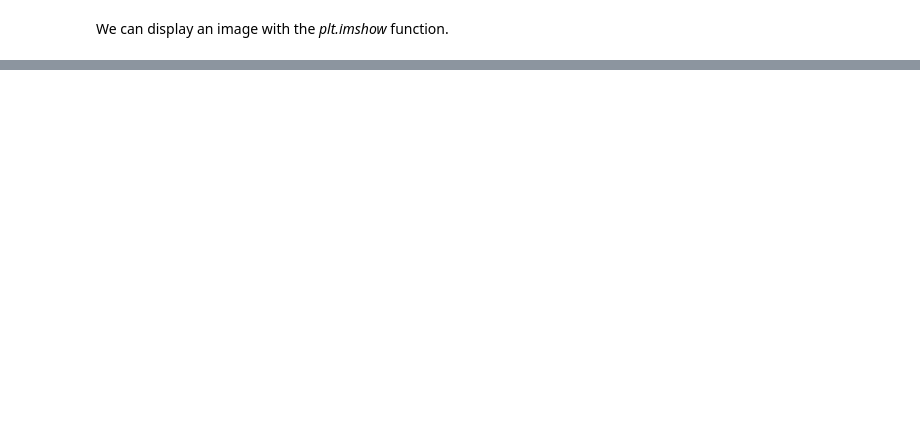
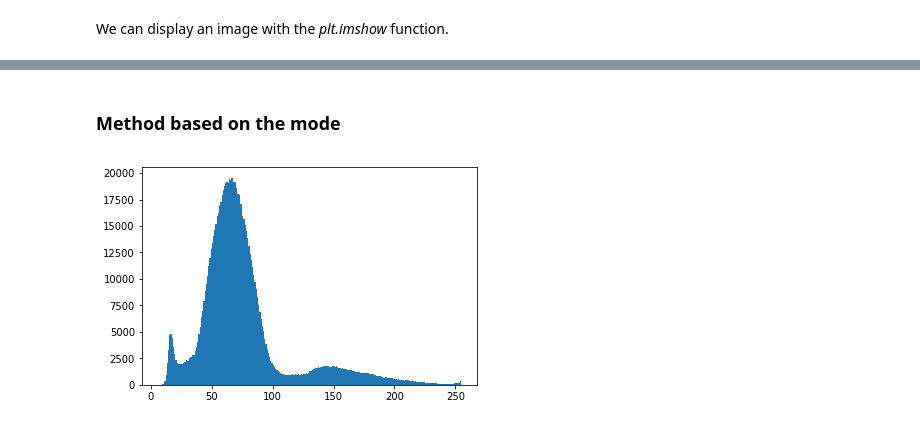
Before and after one commit to pablo-munoz/rasgos-descriptores-reconocimiento, a Jupyter notebook: work/segmentation/segmentation.ipynb, the cells around one changed output, grey strips where cells are left out. Cells and saved outputs as stored; diff of their text form; code cells hidden in the pictures; blank space fills up the shorter version.

```diff
--- a/work/segmentation/segmentation.ipynb
+++ b/work/segmentation/segmentation.ipynb
@@ -15,0 +35,2 @@ plt.imshow(image_data)
+# %% [markdown]
+### Method based on the mode
@@ -15,0 +39,4 @@ plt.imshow(image_data)
+# %%
+anything = plt.hist(image_data.ravel(), bins=250) # ravel() returns the array but flattened
+# %% [output]
+[figure, added]
```
Also changed, not shown: parts of 14 cells of this notebook, 1 other file.
